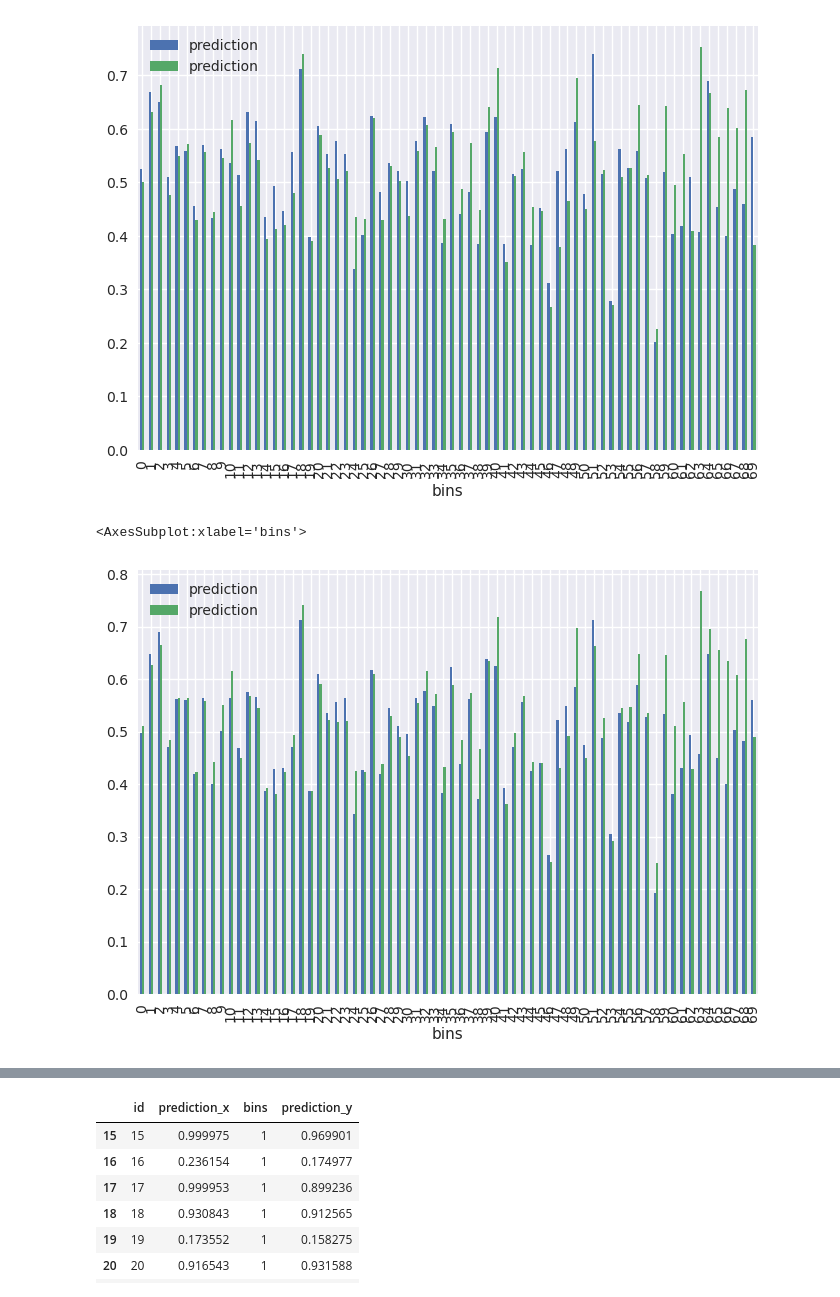
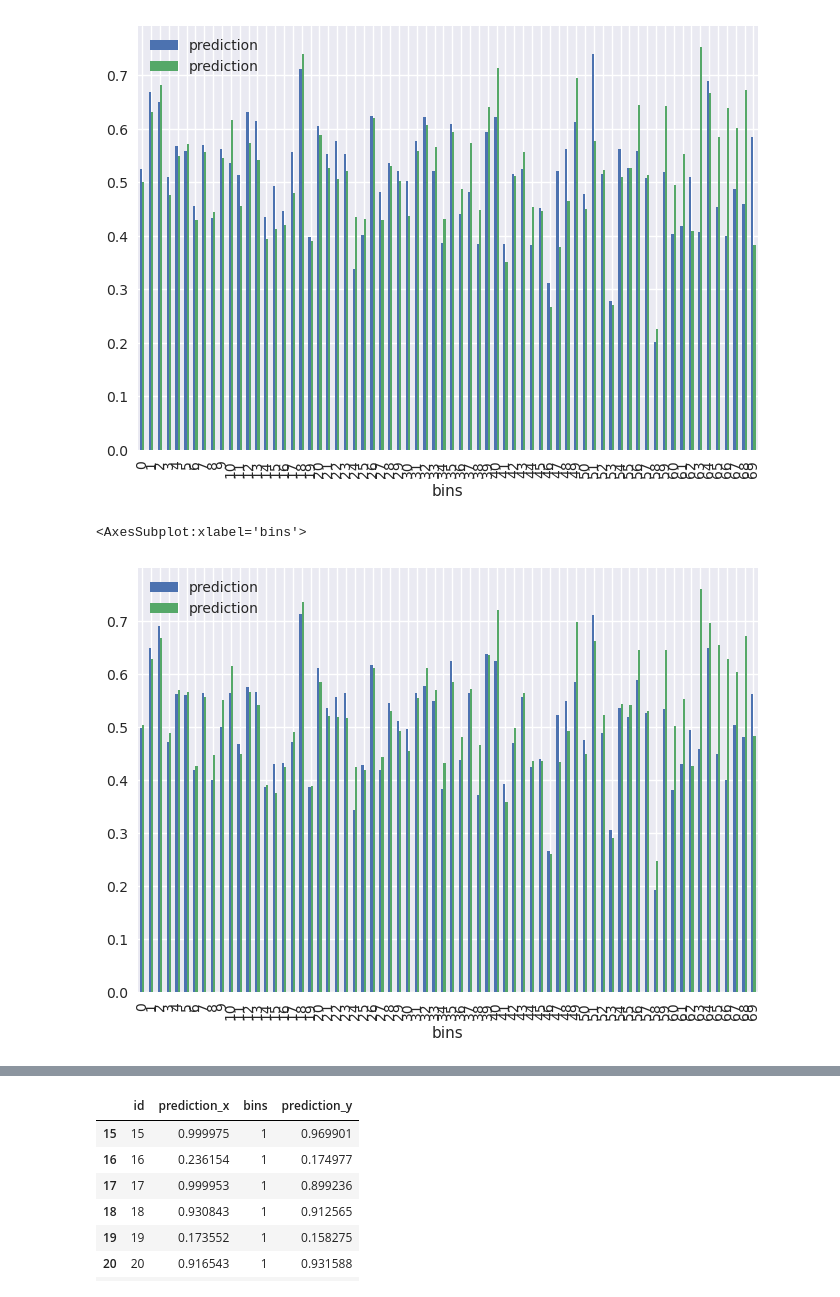
Before and after one commit to boostcampaitech4lv23recsys2/level2_dkt_recsys-level2-recsys-08, a Jupyter notebook: FeatrueEngineering/FE_유저의_실력.ipynb, the cells around one changed output, grey strips where cells are left out. Drawn from its saved outputs; the diff is of its cells as text; code cells hidden in the pictures.

```diff
--- a/FeatrueEngineering/FE_유저의_실력.ipynb
+++ b/FeatrueEngineering/FE_유저의_실력.ipynb
@@ -353,12 +375,12 @@ pd.concat([auc815_grp,user_dfc2_grp],axis=1).plot(kind='bar')
 <AxesSubplot:xlabel='bins'>
 [figure]
 # %%
-user_dfc2 = pd.read_csv('../LGBM/output/12_05_Mon_LGBM_user_pbnum_difficulty만_추가_피처_31개.csv')
-user_dfc2['bins'] = pd.cut(user_dfc2.index,bins)
-bins_map = {k:v for v,k in enumerate(sorted(user_dfc2.bins.unique()))}
-user_dfc2['bins'] = user_dfc2.bins.map(bins_map)
-user_dfc2_grp = user_dfc2.groupby('bins').prediction.mean()
-pd.concat([auc819_grp,user_dfc2_grp],axis=1).plot(kind='bar')
+user_dfc3 = pd.read_csv('../LGBM/output/12_05_Mon_LGBM_user_pbnum_difficulty만_추가_HP_튜닝_피처_31개.csv')
+user_dfc3['bins'] = pd.cut(user_dfc3.index,bins)
+bins_map = {k:v for v,k in enumerate(sorted(user_dfc3.bins.unique()))}
+user_dfc3['bins'] = user_dfc3.bins.map(bins_map)
+user_dfc3_grp = user_dfc3.groupby('bins').prediction.mean()
+pd.concat([auc819_grp,user_dfc3_grp],axis=1).plot(kind='bar')
 # %% [output]
 <AxesSubplot:xlabel='bins'>
-[figure, old version]
+[figure, new version]
```
Also changed, not shown: parts of 6 cells of this notebook.
